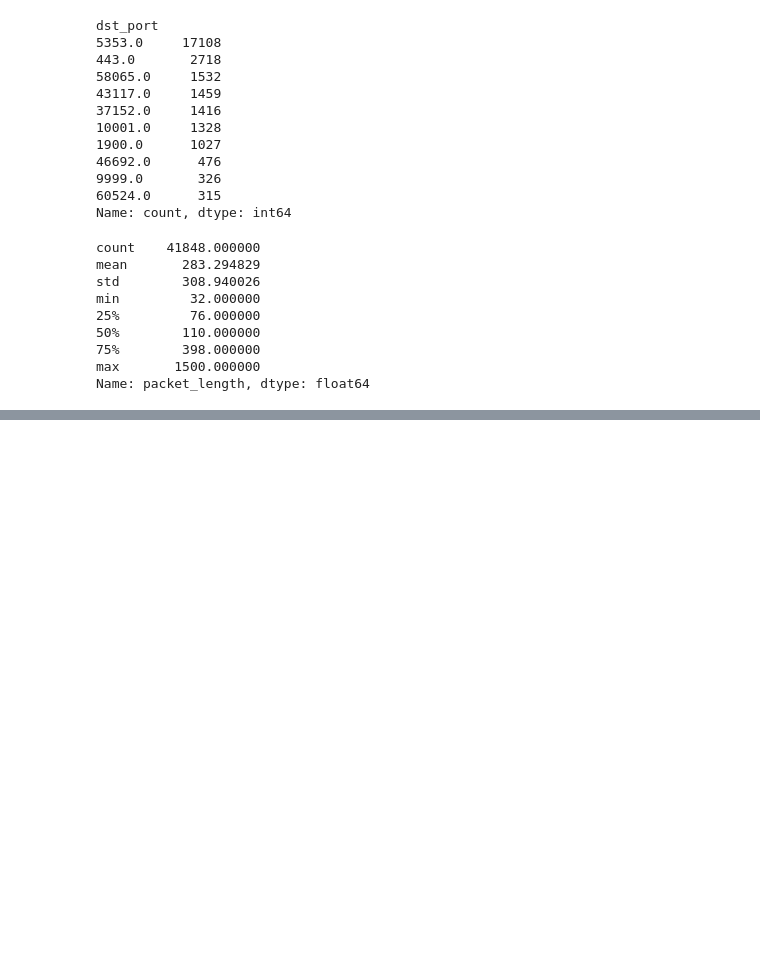
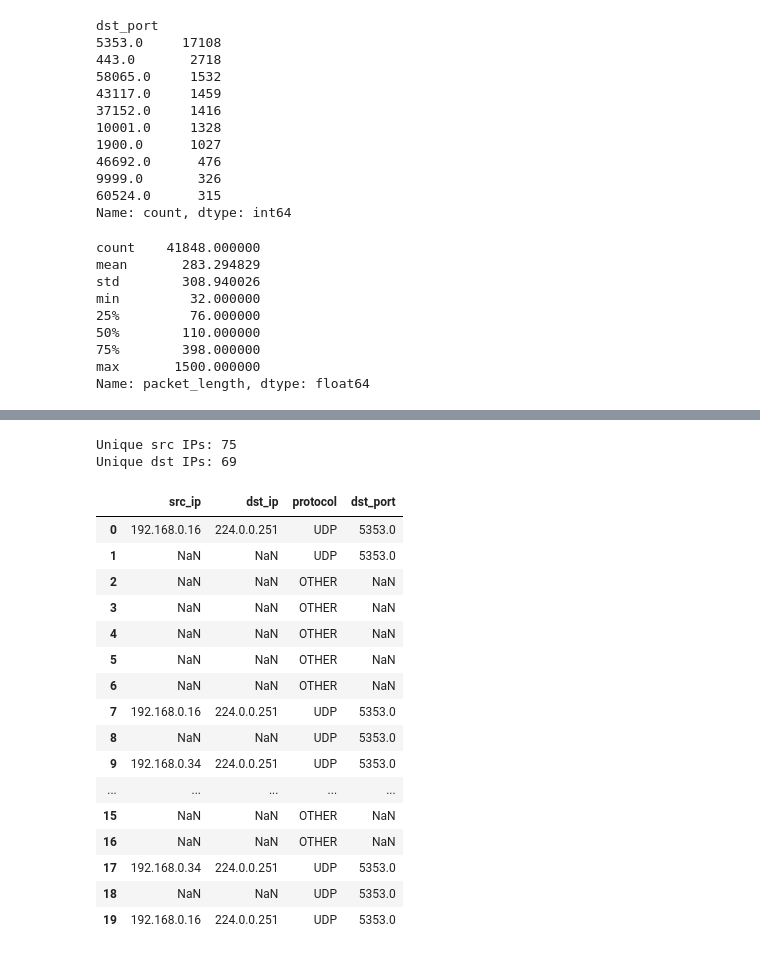
Before and after one commit to Cam123123123/Public, a Jupyter notebook: PersonalProjects/Pcap/notebooks/01_data_validation.ipynb, the cells around one changed output, grey strips where cells are left out. Saved outputs shown, nothing was run; the diff lists cells and outputs as text; code cells hidden in the pictures; blank space fills up the shorter version.

```diff
--- a/PersonalProjects/Pcap/notebooks/01_data_validation.ipynb
+++ b/PersonalProjects/Pcap/notebooks/01_data_validation.ipynb
@@ -96,0 +99,26 @@ plt.show()
+# %%
+print("Unique src IPs:", df["src_ip"].nunique())
+print("Unique dst IPs:", df["dst_ip"].nunique())
+# %% [output]
+Unique src IPs: 75
+Unique dst IPs: 69
+# %%
+df[["src_ip", "dst_ip", "protocol", "dst_port"]].head(20)
+# %% [output]
+|  | src_ip | dst_ip | protocol | dst_port |
+| 0 | 192.168.0.16 | 224.0.0.251 | UDP | 5353.0 |
+| 1 | NaN | NaN | UDP | 5353.0 |
+| 2 | NaN | NaN | OTHER | NaN |
+| 3 | NaN | NaN | OTHER | NaN |
+| 4 | NaN | NaN | OTHER | NaN |
+| 5 | NaN | NaN | OTHER | NaN |
+| 6 | NaN | NaN | OTHER | NaN |
+| 7 | 192.168.0.16 | 224.0.0.251 | UDP | 5353.0 |
+| 8 | NaN | NaN | UDP | 5353.0 |
+| 9 | 192.168.0.34 | 224.0.0.251 | UDP | 5353.0 |
+| ... | ... | ... | ... | ... |
+| 15 | NaN | NaN | OTHER | NaN |
+| 16 | NaN | NaN | OTHER | NaN |
+| 17 | 192.168.0.34 | 224.0.0.251 | UDP | 5353.0 |
+| 18 | NaN | NaN | UDP | 5353.0 |
+| 19 | 192.168.0.16 | 224.0.0.251 | UDP | 5353.0 |
```
Also changed, not shown: parts of 12 cells of this notebook, 2 other files.
